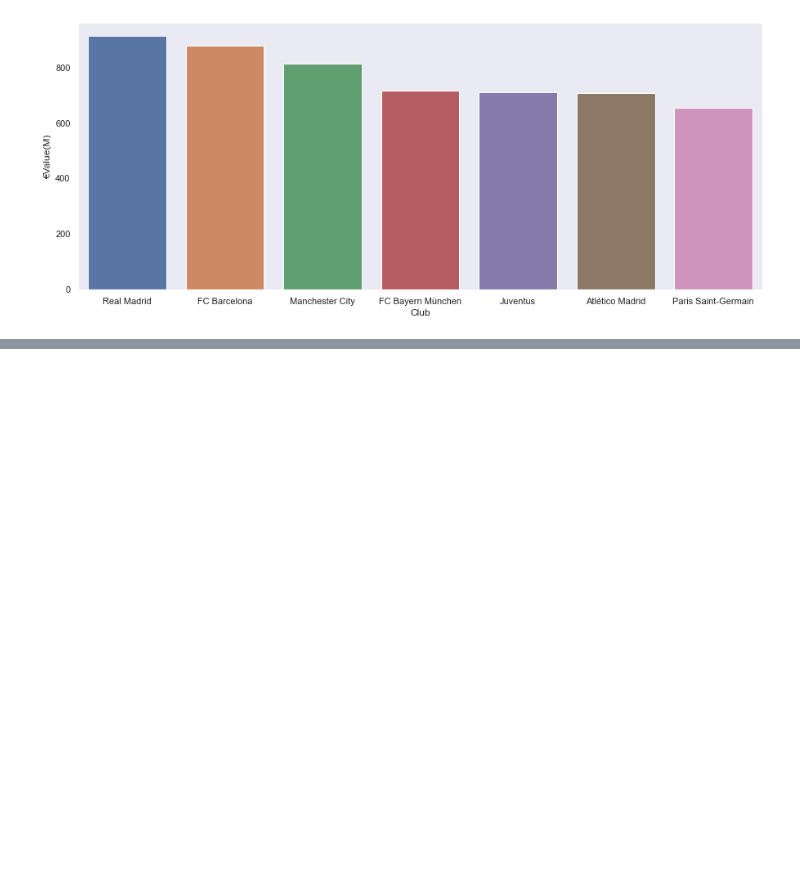
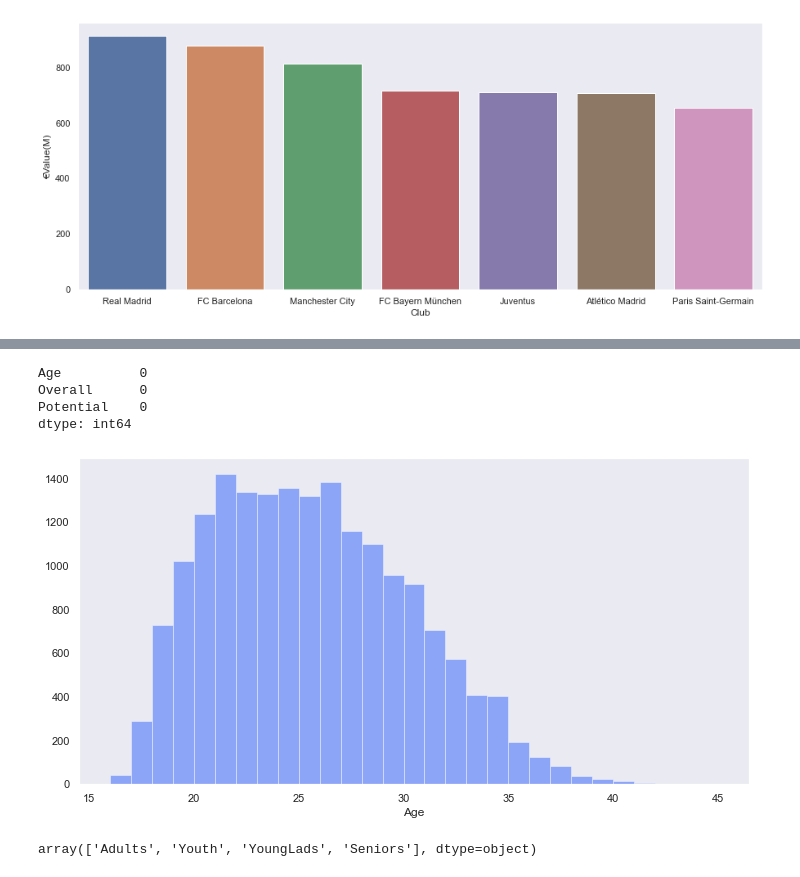
Before and after one commit to KishorSubbarayalu/Python_DataAnalytics, a Jupyter notebook: Fifa19Players.ipynb, the cells around one changed output, grey strips where cells are left out. Drawn from its saved outputs; the diff is of its cells as text; code cells hidden in the pictures; blank space fills up the shorter version.

```diff
--- a/Fifa19Players.ipynb
+++ b/Fifa19Players.ipynb
@@ -550,0 +531,3 @@ plt.show()
+# %%
+fifaplayers_copy2 = master_data.copy()
+fifaplayers_copy2.head()
@@ -550,0 +541,3 @@ plt.show()
+# %%
+# Creating a dataframe with age and performance columns
+age_performance = fifaplayers_copy2[['Age','Overall','Potential']]
@@ -550,0 +553,19 @@ plt.show()
+# %%
+#Check for null values
+age_performance.isnull().sum()
+# %% [output]
+Age          0
+Overall      0
+Potential    0
+dtype: int64
+# %%
+#Plotting the age distribution among players
+plt.subplots(figsize=(12,6))
+
+sb.distplot(age_performance["Age"],
+             bins = 29,
+             kde = False)
+
+plt.show()
+# %% [output]
+[figure, added]
@@ -550,0 +583,4 @@ plt.show()
+# %%
+age_performance.AgeGroup.unique()
+# %% [output]
+array(['Adults', 'Youth', 'YoungLads', 'Seniors'], dtype=object)
```
Also changed, not shown: parts of 20 cells of this notebook, 2 other files.
